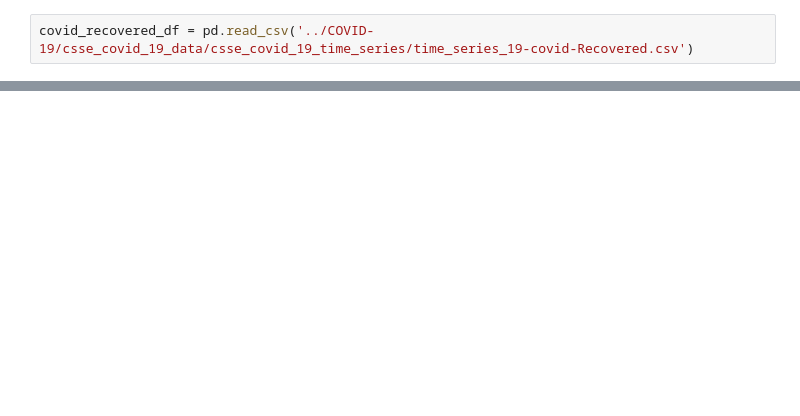
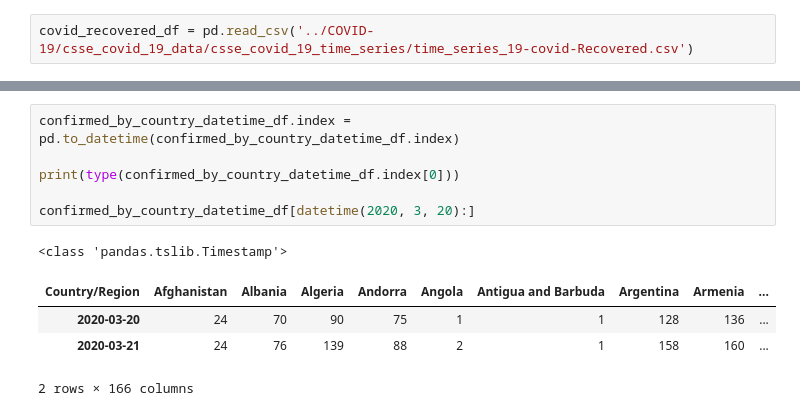
Before and after one commit to SMSinclair/COVID-19, a Jupyter notebook: COVID-19_Lambda_Interview.ipynb, the cells around one changed output, grey strips where cells are left out. Cells and saved outputs as stored; diff of their text form; blank space fills up the shorter version.

```diff
--- a/COVID-19_Lambda_Interview.ipynb
+++ b/COVID-19_Lambda_Interview.ipynb
@@ -40,0 +107,12 @@ Discover the probability of death given length of time since the first case, cou
+# %%
+confirmed_by_country_datetime_df.index = pd.to_datetime(confirmed_by_country_datetime_df.index)
+
+print(type(confirmed_by_country_datetime_df.index[0]))
+
+confirmed_by_country_datetime_df[datetime(2020, 3, 20):]
+# %% [output]
+<class 'pandas.tslib.Timestamp'>
+| Country/Region | Afghanistan | Albania | Algeria | Andorra | Angola | Antigua and Barbuda | Argentina | Armenia | ... |
+| 2020-03-20 | 24 | 70 | 90 | 75 | 1 | 1 | 128 | 136 | ... |
+| 2020-03-21 | 24 | 76 | 139 | 88 | 2 | 1 | 158 | 160 | ... |
+2 rows × 166 columns
```
Also changed, not shown: parts of 16 cells of this notebook.
